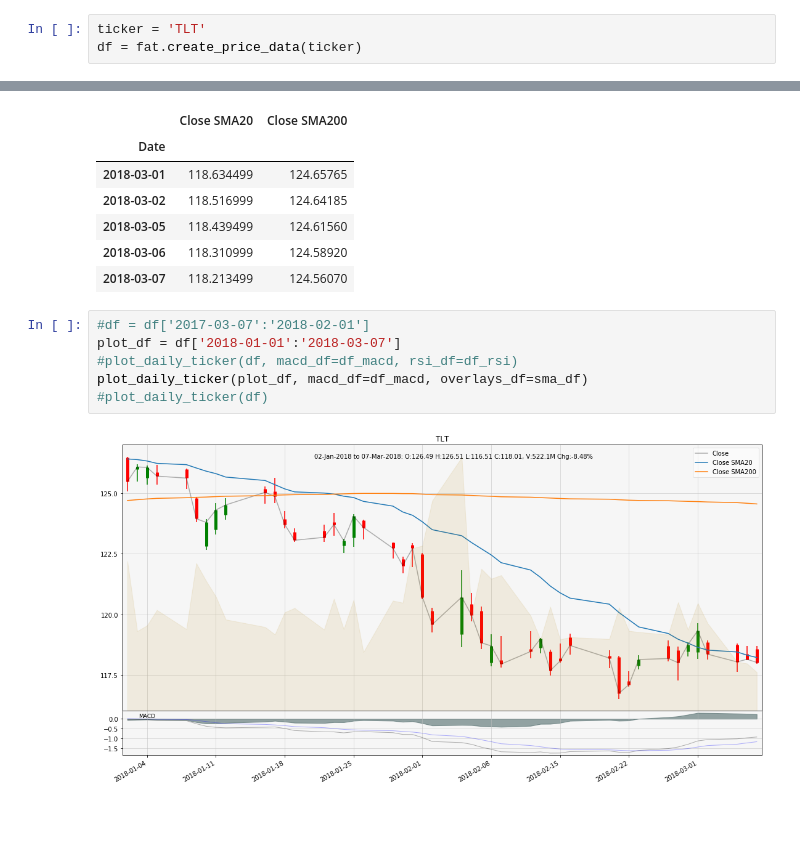
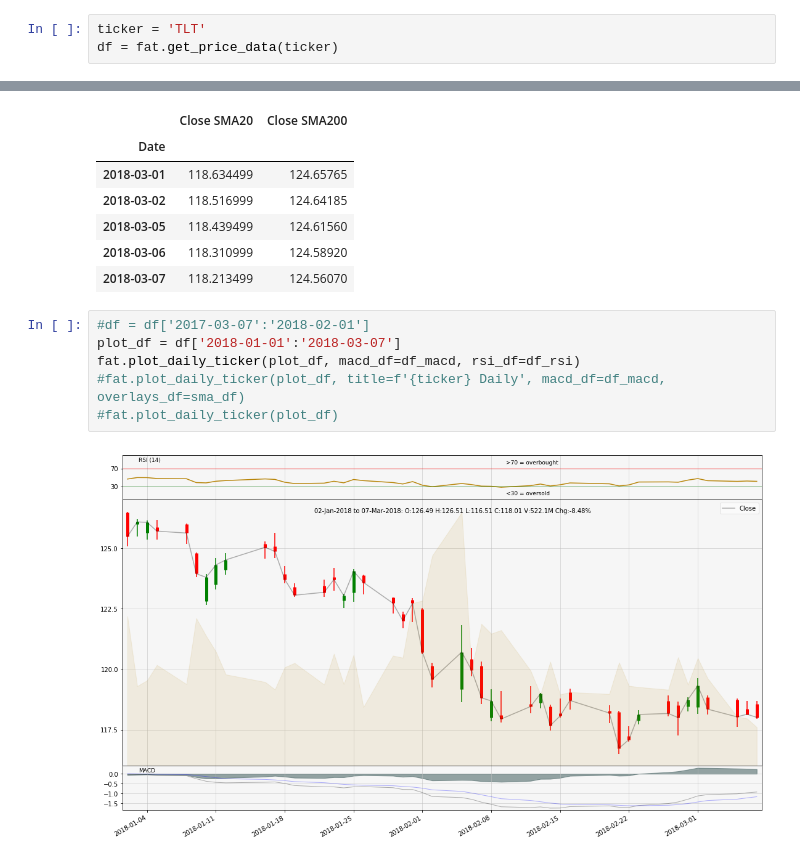
Before and after one commit to matthewrcarpenter/finance, a Jupyter notebook: Notebooks/Nb-20180308-1230-TickerPlot.ipynb, the cells around one changed output, grey strips where cells are left out. Saved outputs shown, nothing was run; the diff lists cells and outputs as text; blank space fills up the shorter version.

```diff
--- a/Notebooks/Nb-20180308-1230-TickerPlot.ipynb
+++ b/Notebooks/Nb-20180308-1230-TickerPlot.ipynb
@@ -264,6 +61,6 @@ def plot_daily_ticker(ohlcv_df, macd_df=None, rsi_df=None, overlays_df=None) :
 # %%
 ticker = 'TLT'
-df = fat.create_price_data(ticker)
+df = fat.get_price_data(ticker)
 # %% [output]
 Loaded data for TLT: 2002-07-30 to 2018-03-07.
 # %%
@@ -287,8 +84,8 @@ sma_df.tail()
 # %%
 #df = df['2017-03-07':'2018-02-01']
 plot_df = df['2018-01-01':'2018-03-07']
-#plot_daily_ticker(df, macd_df=df_macd, rsi_df=df_rsi)
-plot_daily_ticker(plot_df, macd_df=df_macd, overlays_df=sma_df)
-#plot_daily_ticker(df)
+fat.plot_daily_ticker(plot_df, macd_df=df_macd, rsi_df=df_rsi)
+#fat.plot_daily_ticker(plot_df, title=f'{ticker} Daily', macd_df=df_macd, overlays_df=sma_df)
+#fat.plot_daily_ticker(plot_df)
 # %% [output]
-[figure, old version]
+[figure, new version]
```
Also changed, not shown: parts of 7 cells of this notebook, 5 other files.
